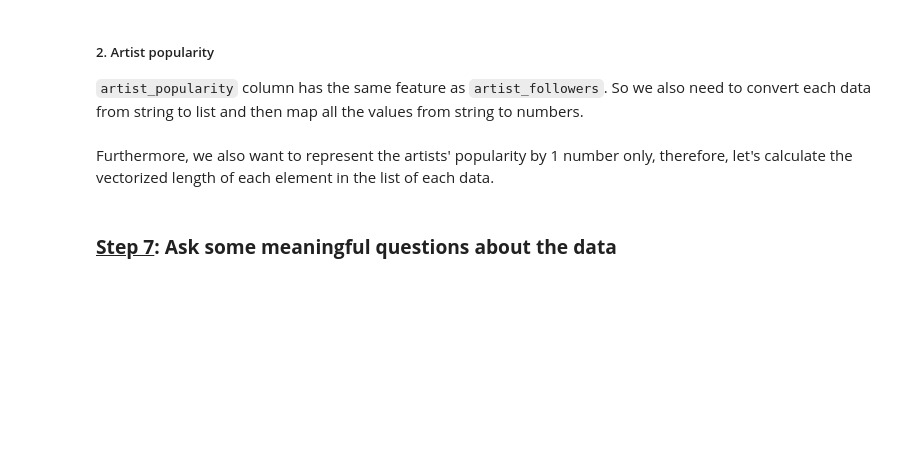
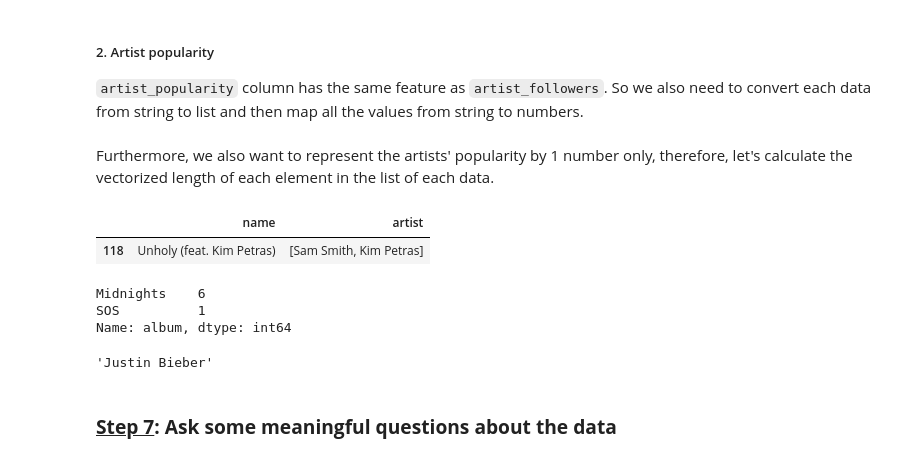
Before and after one commit to quytrungg/Final_Project_CSC14119, a Jupyter notebook: data_exploration/components/songs_data_exploration.ipynb, the cells around one changed output. Cells and saved outputs as stored; diff of their text form; code cells hidden in the pictures; blank space fills up the shorter version.

```diff
--- a/data_exploration/components/songs_data_exploration.ipynb
+++ b/data_exploration/components/songs_data_exploration.ipynb
@@ -293,6 +369,29 @@ Furthermore, we also want to represent the artists' popularity by 1 number only,
 # %%
 songs_df['artist_popularity'] = songs_df['artist_popularity'].apply(lambda x: min(100, np.sqrt(np.sum(list(map(lambda y: y**2, x))))))
 songs_df['artist_popularity'] = songs_df['artist_popularity'].astype('int64')
+# %%
+songs_df[songs_df['popularity'] == songs_df['popularity'].max()][['name', 'artist']]
+# %% [output]
+|  | name | artist |
+| 118 | Unholy (feat. Kim Petras) | [Sam Smith, Kim Petras] |
+# %%
+songs_df[songs_df['album_popularity'] == songs_df['album_popularity'].max()]['album'].value_counts()
+# %% [output]
+Midnights    6
+SOS          1
+Name: album, dtype: int64
+# %%
+temp = songs_df[songs_df['artist_popularity'] == songs_df['artist_popularity'].max()]['artist'].value_counts().keys().to_list()
+art = {}
+for i in temp:
+    for j in i:
+        try:
+            art[j] += 1
+        except:
+            art[j] = 1
+max(art, key=art.get)
+# %% [output]
+'Justin Bieber'
 # %% [markdown]
 ### <b><u> Step 7</u>: Ask some meaningful questions about the data</b>
 # %% [markdown]
```
Also changed, not shown: parts of 18 cells of this notebook, 4 other files.
